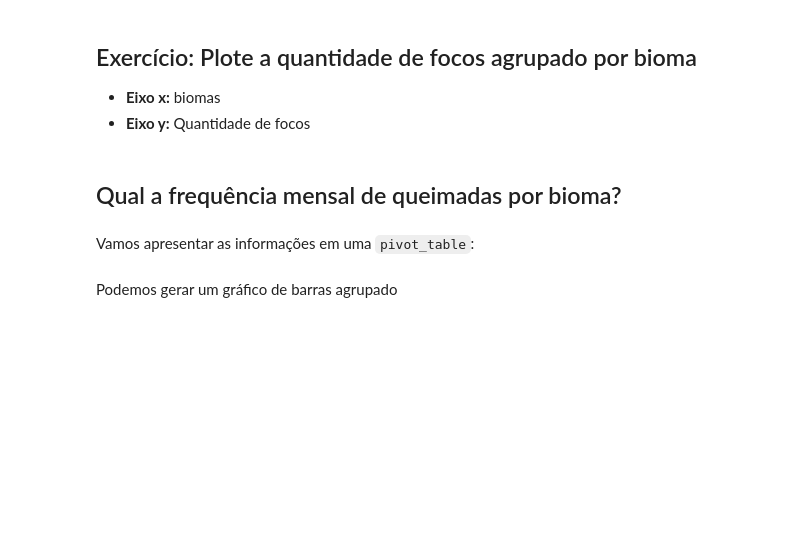
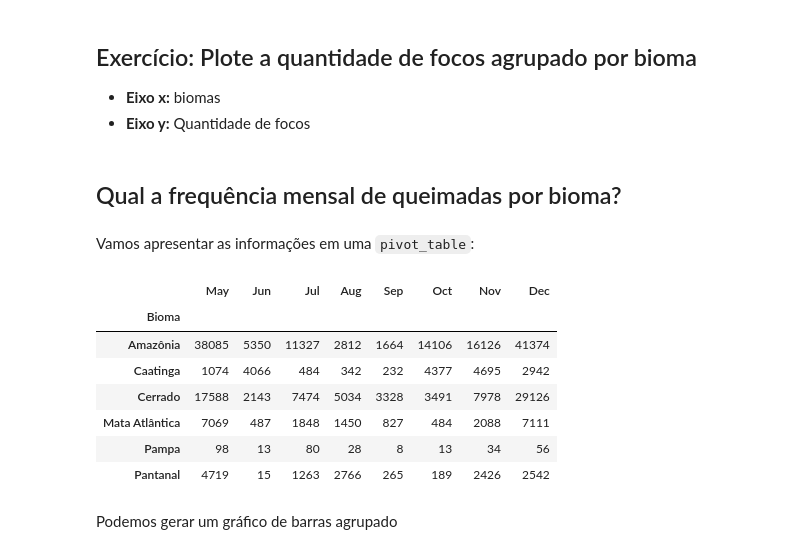
Before and after one commit to luanabeckerdaluz/ser347-cap419-geopandas, a Jupyter notebook: geopandas.ipynb, the cells around one changed output. Cells and saved outputs as stored; diff of their text form; code cells hidden in the pictures; blank space fills up the shorter version.

```diff
--- a/geopandas.ipynb
+++ b/geopandas.ipynb
@@ -482,9 +725,18 @@ Vamos apresentar as informações em uma `pivot_table`:
 # %%
 pvt = pd.pivot_table(focos_biomas, values="geometry", index=["Bioma"],
                      columns=["nome_mes"], aggfunc="count",
                      fill_value=0, margins=False)
-pvt = pvt[["May", "Jun", "Jul", "Aug", "Sep", "Oct", "Nov", "Dec"]]
+pvt.columns=["May", "Jun", "Jul", "Aug", "Sep", "Oct", "Nov", "Dec"]
 pvt
+# %% [output]
+|  | May | Jun | Jul | Aug | Sep | Oct | Nov | Dec |
+| Bioma |  |  |  |  |  |  |  |  |
+| Amazônia | 38085 | 5350 | 11327 | 2812 | 1664 | 14106 | 16126 | 41374 |
+| Caatinga | 1074 | 4066 | 484 | 342 | 232 | 4377 | 4695 | 2942 |
+| Cerrado | 17588 | 2143 | 7474 | 5034 | 3328 | 3491 | 7978 | 29126 |
+| Mata Atlântica | 7069 | 487 | 1848 | 1450 | 827 | 484 | 2088 | 7111 |
+| Pampa | 98 | 13 | 80 | 28 | 8 | 13 | 34 | 56 |
+| Pantanal | 4719 | 15 | 1263 | 2766 | 265 | 189 | 2426 | 2542 |
 # %% [markdown]
 Podemos gerar um gráfico de barras agrupado
 # %%
```
Also changed, not shown: parts of 49 cells of this notebook, 1 other file.
